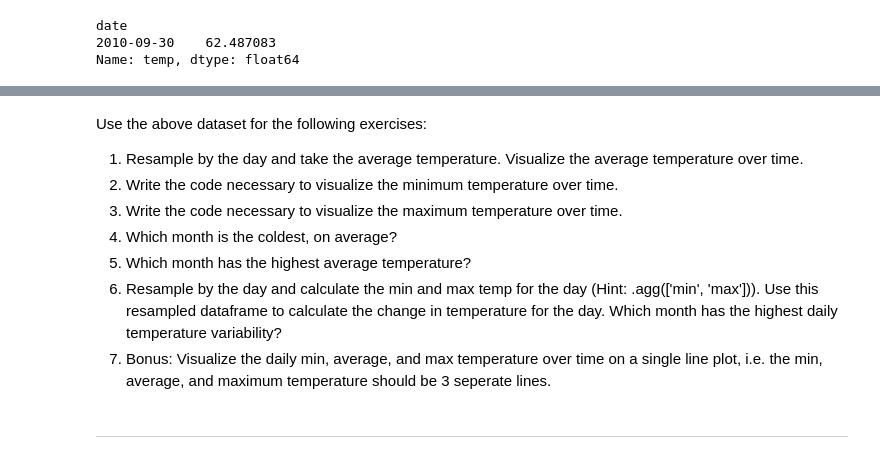
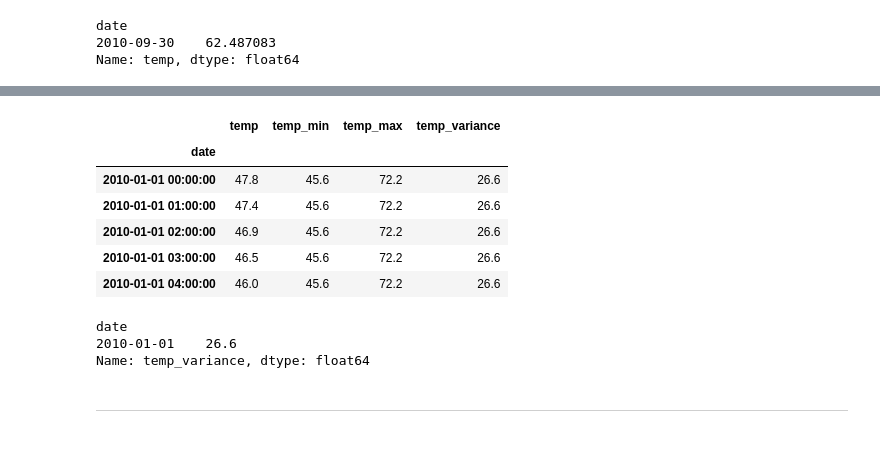
Before and after one commit to stephen-c-perry/time-series-exercises, a Jupyter notebook: datetime_exercises.ipynb, the cells around one changed output, grey strips where cells are left out. Cells and saved outputs as stored; diff of their text form; code cells hidden in the pictures.

```diff
--- a/datetime_exercises.ipynb
+++ b/datetime_exercises.ipynb
@@ -99,6 +99,4 @@ Name: temp, dtype: float64
 # Which month has the highest daily temperature variability?
 
 
-san_fran = san_fran.resample('D').agg(['min', 'max'])
-
-san_fran
+#san_fran = san_fran.resample('D').agg(['min', 'max'])
@@ -127,13 +103,23 @@ TypeError: unsupported operand type(s) for -: 'method' and 'method'
-# %% [markdown]
-Use the above dataset for the following exercises:
-
-1) Resample by the day and take the average temperature. Visualize the average temperature over time.
-2) Write the code necessary to visualize the minimum temperature over time.
-3) Write the code necessary to visualize the maximum temperature over time.
-4) Which month is the coldest, on average?
-5) Which month has the highest average temperature?
-6) Resample by the day and calculate the min and max temp for the day (Hint: .agg(['min', 'max'])). Use this resampled dataframe to calculate the change in temperature for the day. Which month has the highest daily temperature variability?
-7) Bonus: Visualize the daily min, average, and max temperature over time on a single line plot, i.e. the min, average, and maximum temperature should be 3 seperate lines.
+# %%
+san_fran['temp_min'] = san_fran.temp.min()
+san_fran['temp_max'] = san_fran.temp.max()
+san_fran['temp_variance'] = san_fran['temp_max'] - san_fran['temp_min']
+# %%
+san_fran.head()
+# %% [output]
+|  | temp | temp_min | temp_max | temp_variance |
+| date |  |  |  |  |
+| 2010-01-01 00:00:00 | 47.8 | 45.6 | 72.2 | 26.6 |
+| 2010-01-01 01:00:00 | 47.4 | 45.6 | 72.2 | 26.6 |
+| 2010-01-01 02:00:00 | 46.9 | 45.6 | 72.2 | 26.6 |
+| 2010-01-01 03:00:00 | 46.5 | 45.6 | 72.2 | 26.6 |
+| 2010-01-01 04:00:00 | 46.0 | 45.6 | 72.2 | 26.6 |
+# %%
+san_fran.temp_variance.sort_values(ascending= False).head(1)
+# %% [output]
+date
+2010-01-01    26.6
+Name: temp_variance, dtype: float64
 # %% [markdown]
 - - -
 # %%
```
Also changed, not shown: parts of 17 cells of this notebook, 6 other files.
